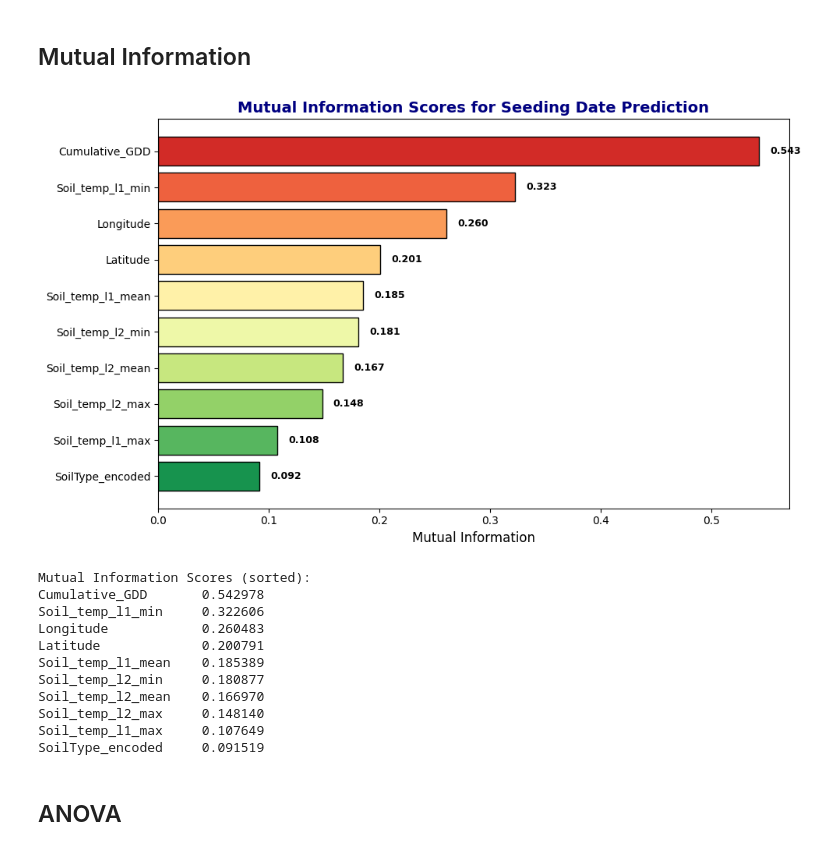
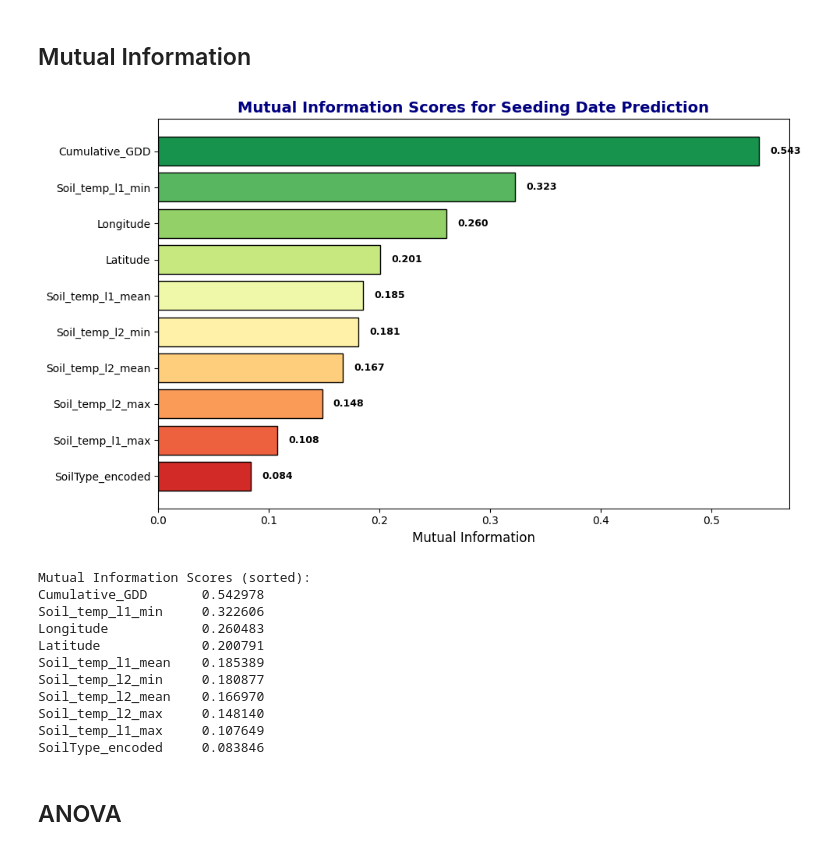
Before and after one commit to agrisk-dulmini/crop_stages_detection_2026, a Jupyter notebook: feature_selection/fs_seeding_climate_24_25.ipynb, the cells around one changed output. Cells and saved outputs as stored; diff of their text form; code cells hidden in the pictures.

```diff
--- a/feature_selection/fs_seeding_climate_24_25.ipynb
+++ b/feature_selection/fs_seeding_climate_24_25.ipynb
@@ -148,10 +173,15 @@ import pandas as pd
 import numpy as np
 from sklearn.feature_selection import VarianceThreshold
 
+
+# Apply encoding if not already present
+if 'SoilType_encoded' not in df_analysis.columns:
+    df_analysis['SoilType_encoded'] = df_analysis['SoilType'].map(soil_type_encoding)
+
 # Columns to drop (non-features)
 columns_to_drop = ['Township', 'Year', 'Date', 'SoilType', 'Seeding_DOY']
 
-# Keep only feature columns
+# Keep only feature columns (includes SoilType_encoded)
 X = df_analysis.drop(columns=[col for col in columns_to_drop if col in df_analysis.columns])
 
 # Apply VarianceThreshold
@@ -211,48 +241,55 @@ import matplotlib.pyplot as plt
 import seaborn as sns
 import pandas as pd
 from sklearn.feature_selection import mutual_info_regression
-from sklearn.preprocessing import LabelEncoder
+
+# Define custom soil type encoding (if not already done)
+soil_type_encoding = {
+    'Brown': 1,
+    'Dark Brown': 2,
+    'Moist Dark Brown': 3,
+    'Black': 4,
+    'Moist Black': 5,
+    'Gray': 6,
+    'Dark Gray': 7
+}
+
+# Apply encoding if not already present
+if 'SoilType_encoded' not in df_analysis.columns:
+    df_analysis['SoilType_encoded'] = df_analysis['SoilType'].map(soil_type_encoding)
 
 # Columns to drop (non-features)
 columns_to_drop = ['Township', 'Year', 'Date', 'SoilType', 'Seeding_DOY']
 
 # Define features (X) and target (y)
 X = df_analysis.drop(columns=[col for col in columns_to_drop if col in df_analysis.columns])
 y = df_analysis['Seeding_DOY']
 
-# Handle categorical variables (if any remain)
-X_encoded = X.copy()
-categorical_cols = X.select_dtypes(include=['object', 'category']).columns.tolist()
-if categorical_cols:
-    le = LabelEncoder()
-    for col in categorical_cols:
-        X_encoded[col] = le.fit_transform(X[col].astype(str))
-
 # Calculate Mutual Information scores
-mi_scores = mutual_info_regression(X_encoded, y, random_state=42)
-mi_series = pd.Series(mi_scores, index=X_encoded.columns).sort_values(ascending=True)
+mi_scores = mutual_info_regression(X, y, random_state=42)
+mi_series = pd.Series(mi_scores, index=X.columns).sort_values(ascending=True)
 
 # Plot
 fig, ax = plt.subplots(figsize=(10, 6))
 
-colors = sns.color_palette('RdYlGn_r', len(mi_series))
+# Reversed colors: Green = higher values, Red = lower values
+colors = sns.color_palette('RdYlGn', len(mi_series))
 ax.barh(mi_series.index, mi_series.values, color=colors, edgecolor='black')
 
 for j, val in enumerate(mi_series.values):
     ax.text(val + 0.01, j, f'{val:.3f}', va='center', fontsize=9, fontweight='bold')
 
 ax.set_title('Mutual Information Scores for Seeding Date Prediction',
              fontsize=14, fontweight='bold', color='navy')
 ax.set_xlabel('Mutual Information', fontsize=12)
 
 plt.tight_layout()
 plt.show()
 
 # Print summary
 print("\nMutual Information Scores (sorted):")
 print(mi_series.sort_values(ascending=False).to_string())
 # %% [output]
-[figure, old version]
+[figure, new version]
 Mutual Information Scores (sorted):
 Cumulative_GDD       0.542978
 Soil_temp_l1_min     0.322606
@@ -263,7 +300,7 @@ Soil_temp_l2_min     0.180877
 Soil_temp_l2_mean    0.166970
 Soil_temp_l2_max     0.148140
 Soil_temp_l1_max     0.107649
-SoilType_encoded     0.091519
+SoilType_encoded     0.083846
 # %% [markdown]
 ## ANOVA
 # %%
```
Also changed, not shown: parts of 5 cells of this notebook, 2 other files.
